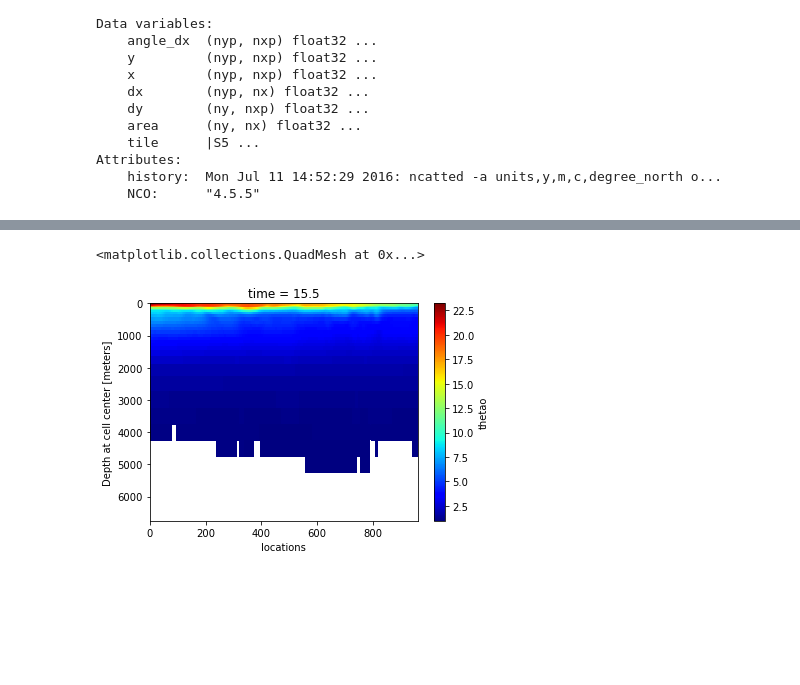
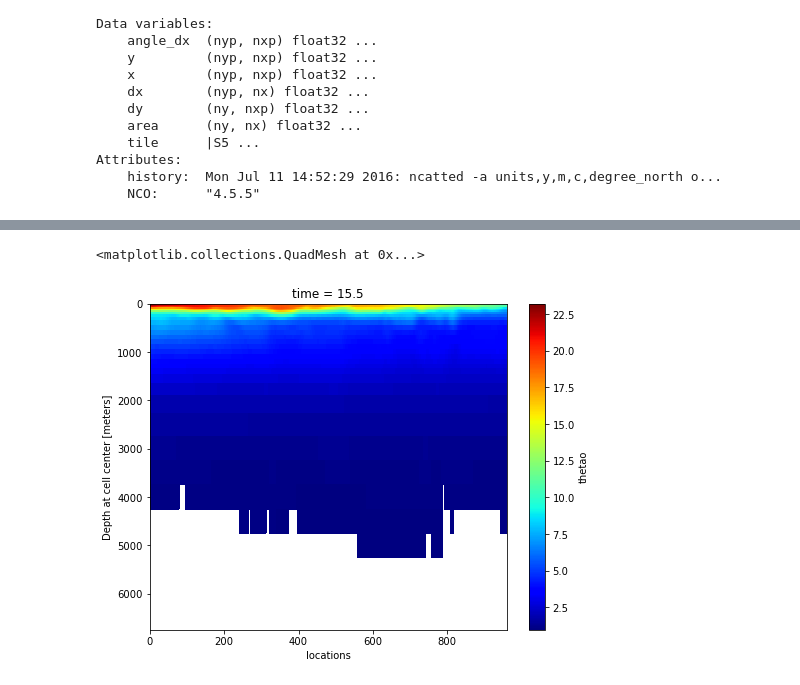
Before and after one commit to ESMG/regionalMOM6_notebooks, a Jupyter notebook: creating_obc_input_files/CCS1_OBC_from_global_MOM6.ipynb, the cells around one changed output, grey strips where cells are left out. Drawn from its saved outputs; the diff is of its cells as text; code cells hidden in the pictures; blank space fills up the shorter version.

```diff
--- a/creating_obc_input_files/CCS1_OBC_from_global_MOM6.ipynb
+++ b/creating_obc_input_files/CCS1_OBC_from_global_MOM6.ipynb
@@ -143,7 +179,7 @@ temp_south.isel(time=0).plot(yincrease=False, cmap='jet')
 # %%
 temp_west = regrid_west(ds_cut['thetao'])
 # %%
-temp_west.isel(time=0).plot(yincrease=False, cmap='jet')
+temp_west.isel(time=0).plot(figsize=[8, 6], yincrease=False, cmap='jet')
 # %% [output]
 <matplotlib.collections.QuadMesh at 0x...>
-[figure, old version]
+[figure, new version]
```
Also changed, not shown: parts of 56 cells of this notebook.
